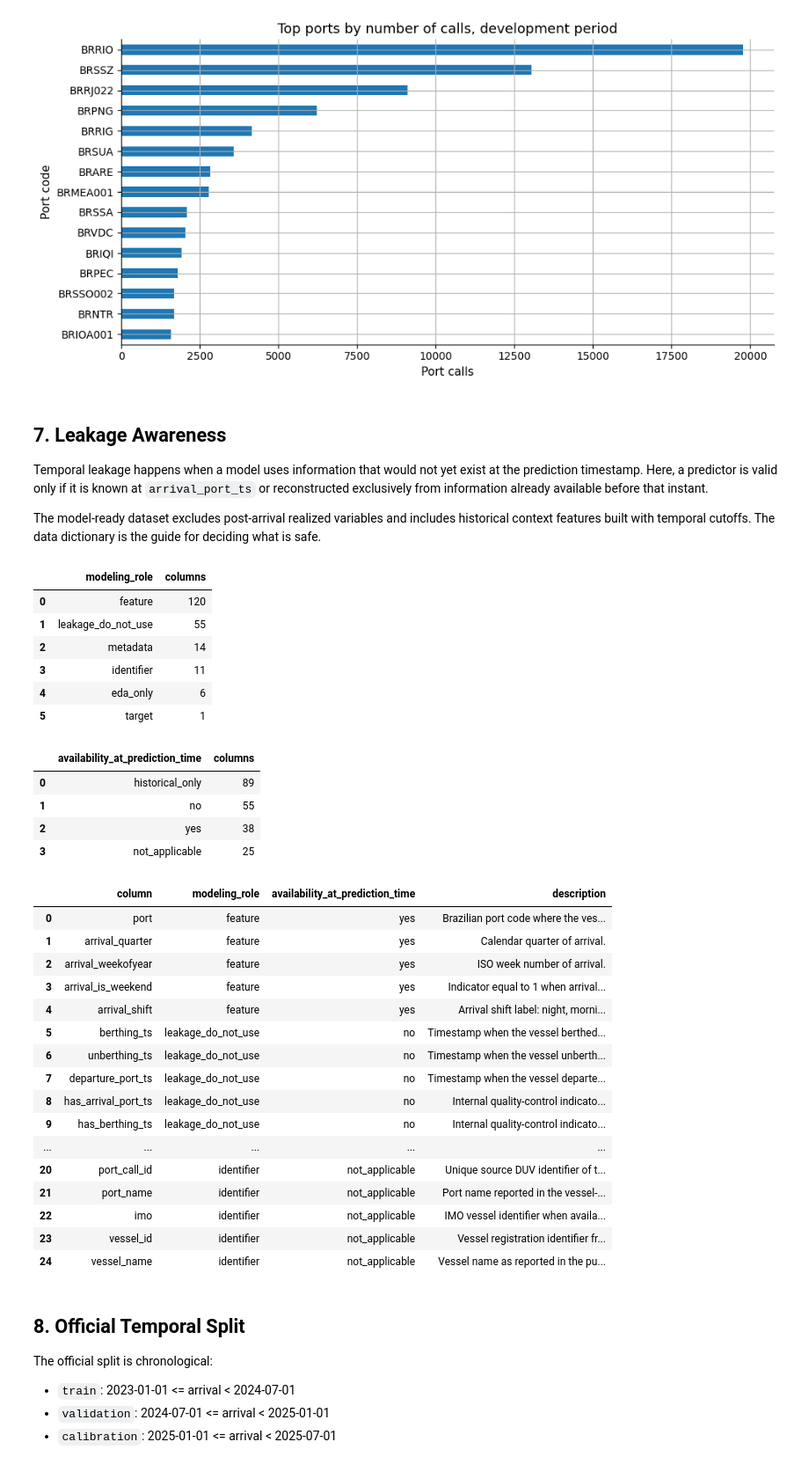
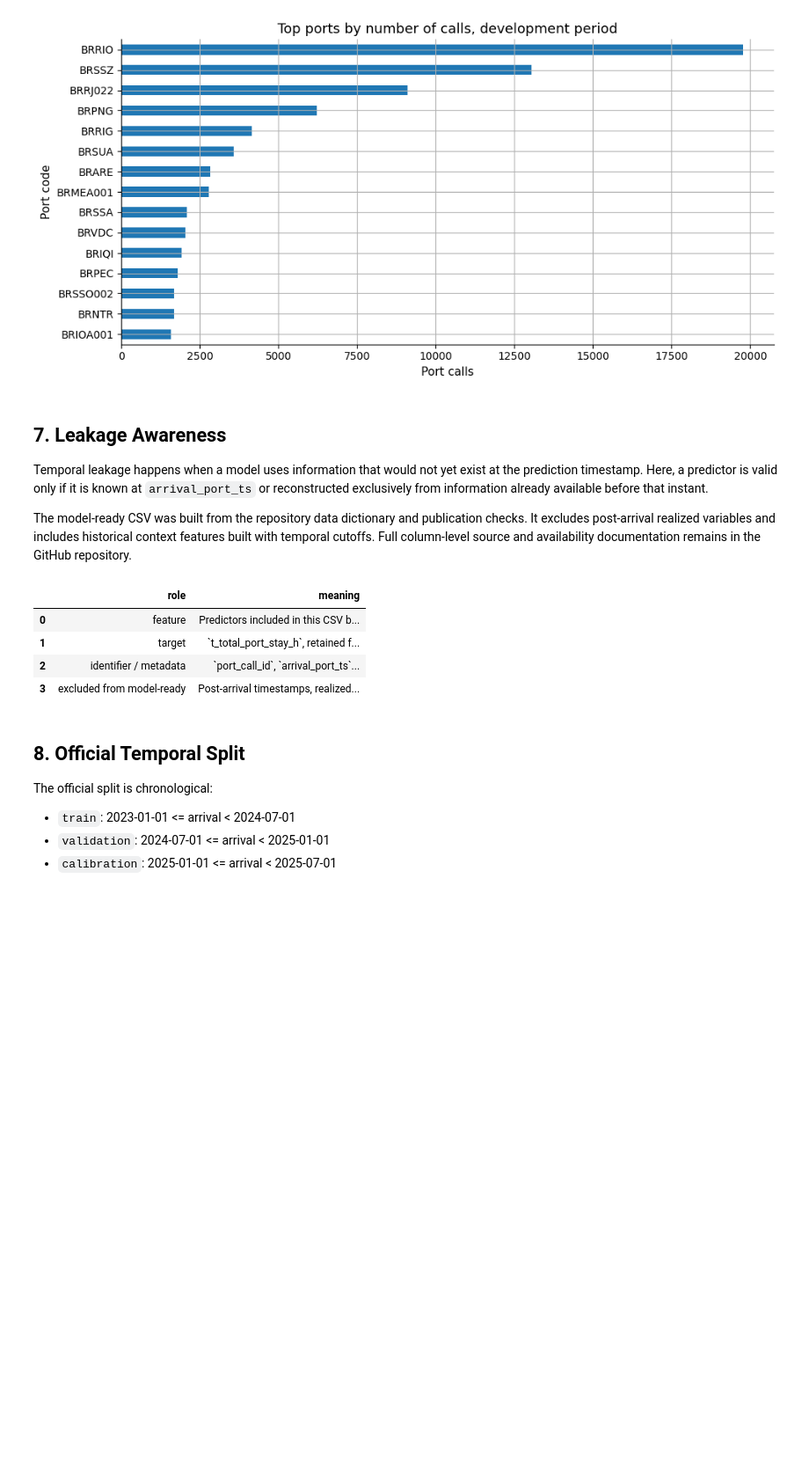
Before and after one commit to tiagoalberione/port-leadtime-prediction, a Jupyter notebook: kaggle/notebooks/01_brazilian_port_lead_time_eda_baseline.ipynb, the cells around one changed output. Shown at 88% size. Saved outputs shown, nothing was run; the diff lists cells and outputs as text; code cells hidden in the pictures; blank space fills up the shorter version.

Commit message:
Simplify Kaggle publication to single CSV

```diff
--- a/kaggle/notebooks/01_brazilian_port_lead_time_eda_baseline.ipynb
+++ b/kaggle/notebooks/01_brazilian_port_lead_time_eda_baseline.ipynb
@@ -338,55 +332,24 @@ plt.show()
 
 Temporal leakage happens when a model uses information that would not yet exist at the prediction timestamp. Here, a predictor is valid only if it is known at `arrival_port_ts` or reconstructed exclusively from information already available before that instant.
 
-The model-ready dataset excludes post-arrival realized variables and includes historical context features built with temporal cutoffs. The data dictionary is the guide for deciding what is safe.
+The model-ready CSV was built from the repository data dictionary and publication checks. It excludes post-arrival realized variables and includes historical context features built with temporal cutoffs. Full column-level source and availability documentation remains in the GitHub repository.
 # %%
-role_counts = data_dictionary["modeling_role"].value_counts().rename_axis("modeling_role").reset_index(name="columns")
-availability_counts = (
-    data_dictionary["availability_at_prediction_time"]
-    .value_counts()
-    .rename_axis("availability_at_prediction_time")
-    .reset_index(name="columns")
+leakage_summary = pd.DataFrame(
+    [
+        ("feature", "Predictors included in this CSV because they are available at arrival or reconstructed from prior information."),
+        ("target", "`t_total_port_stay_h`, retained for supervised training and evaluation."),
+        ("identifier / metadata", "`port_call_id`, `arrival_port_ts`, and `split`, retained for reproducibility and temporal evaluation."),
+        ("excluded from model-ready", "Post-arrival timestamps, realized duration components, target-derived flags, same-day realized weather, QC flags, and unsafe EDA congestion proxies."),
+    ],
+    columns=["role", "meaning"],
 )
-
-display(role_counts)
-display(availability_counts)
-
-example_roles = ["feature", "leakage_do_not_use", "eda_only", "metadata", "identifier"]
-examples = []
-for role in example_roles:
-    part = data_dictionary[data_dictionary["modeling_role"] == role].head(5)
-    examples.append(part[["column", "modeling_role", "availability_at_prediction_time", "description"]])
-display(pd.concat(examples, ignore_index=True))
+display(leakage_summary)
 # %% [output]
-|  | modeling_role | columns |
-| 0 | feature | 120 |
-| 1 | leakage_do_not_use | 55 |
-| 2 | metadata | 14 |
-| 3 | identifier | 11 |
-| 4 | eda_only | 6 |
-| 5 | target | 1 |
+|  | role | meaning |
+| 0 | feature | Predictors included in this CSV b... |
+| 1 | target | `t_total_port_stay_h`, retained f... |
+| 2 | identifier / metadata | `port_call_id`, `arrival_port_ts`... |
+| 3 | excluded from model-ready | Post-arrival timestamps, realized... |
-|  | availability_at_prediction_time | columns |
-| 0 | historical_only | 89 |
-| 1 | no | 55 |
-| 2 | yes | 38 |
-| 3 | not_applicable | 25 |
-|  | column | modeling_role | availability_at_prediction_time | description |
-| 0 | port | feature | yes | Brazilian port code where the ves... |
-| 1 | arrival_quarter | feature | yes | Calendar quarter of arrival. |
-| 2 | arrival_weekofyear | feature | yes | ISO week number of arrival. |
-| 3 | arrival_is_weekend | feature | yes | Indicator equal to 1 when arrival... |
-| 4 | arrival_shift | feature | yes | Arrival shift label: night, morni... |
-| 5 | berthing_ts | leakage_do_not_use | no | Timestamp when the vessel berthed... |
-| 6 | unberthing_ts | leakage_do_not_use | no | Timestamp when the vessel unberth... |
-| 7 | departure_port_ts | leakage_do_not_use | no | Timestamp when the vessel departe... |
-| 8 | has_arrival_port_ts | leakage_do_not_use | no | Internal quality-control indicato... |
-| 9 | has_berthing_ts | leakage_do_not_use | no | Internal quality-control indicato... |
-| ... | ... | ... | ... | ... |
-| 20 | port_call_id | identifier | not_applicable | Unique source DUV identifier of t... |
-| 21 | port_name | identifier | not_applicable | Port name reported in the vessel-... |
-| 22 | imo | identifier | not_applicable | IMO vessel identifier when availa... |
-| 23 | vessel_id | identifier | not_applicable | Vessel registration identifier fr... |
-| 24 | vessel_name | identifier | not_applicable | Vessel name as reported in the pu... |
 # %% [markdown]
 ## 8. Official Temporal Split
 
```
Also changed, not shown: parts of 10 cells of this notebook, 5 other files.
